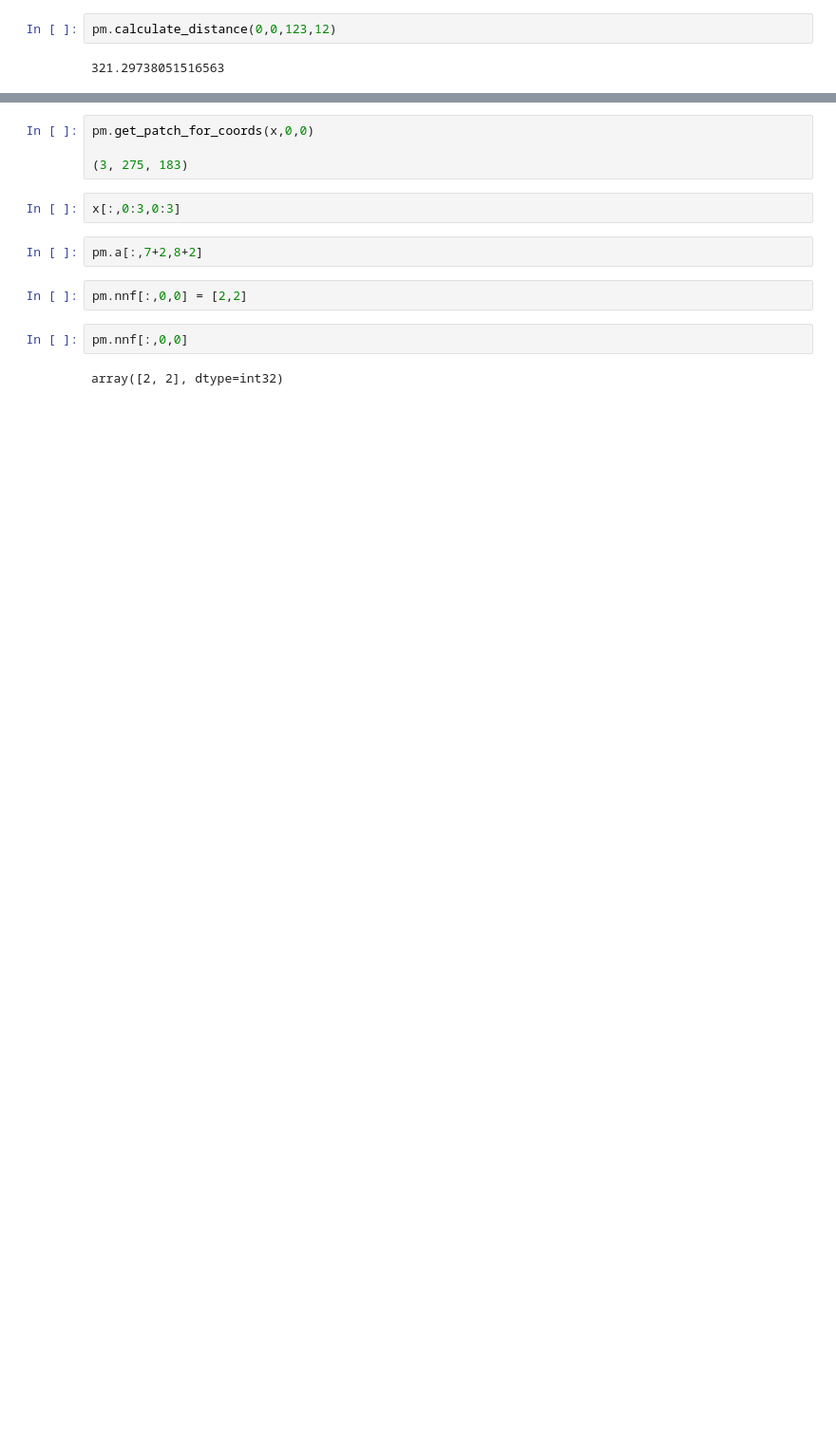
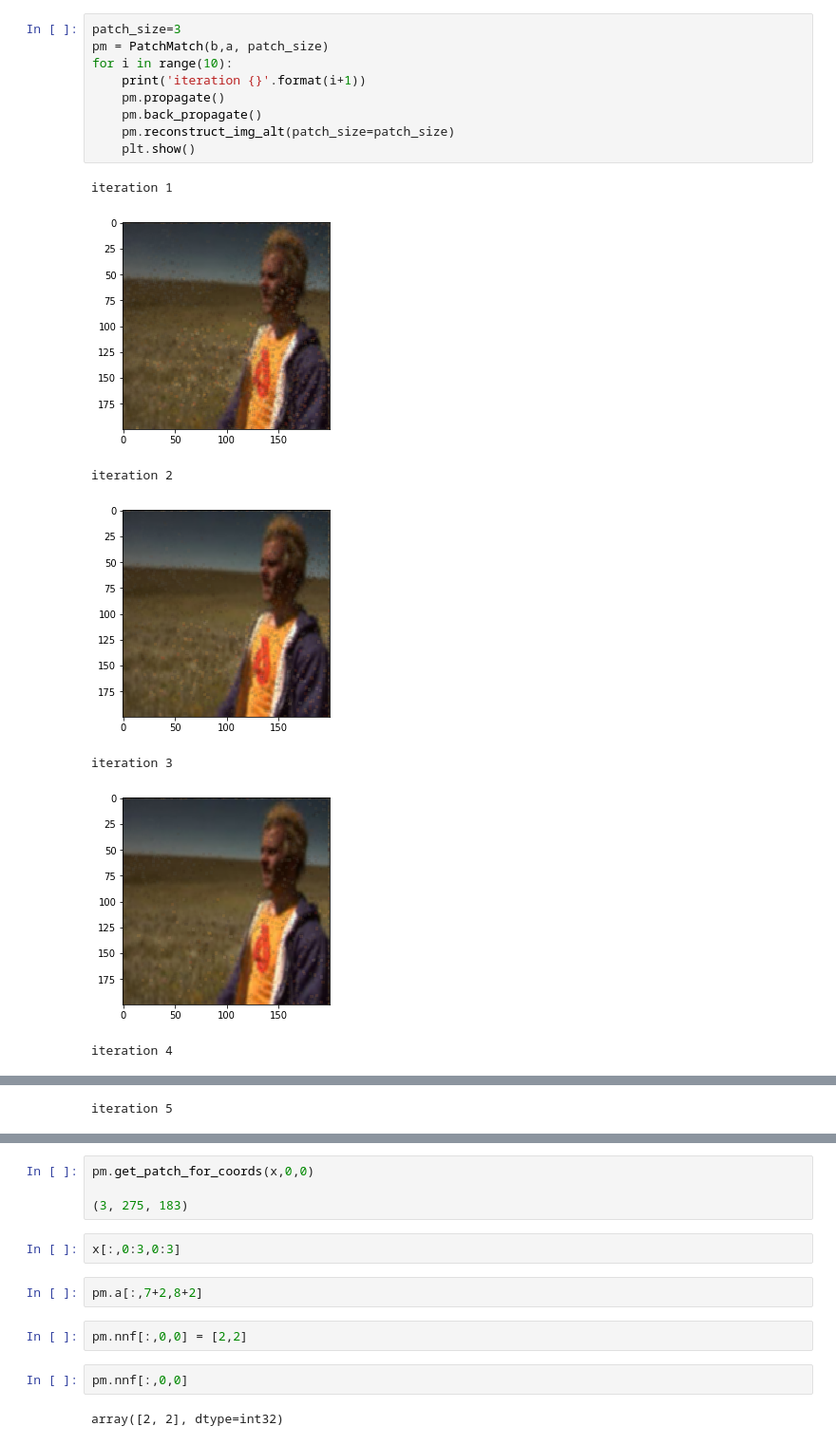
Before and after one commit to harveyslash/Deep-Image-Analogy-PyTorch, a Jupyter notebook: notebooks/Untitled1.ipynb, the cells around one changed output, grey strips where cells are left out. Shown at 95% size. Saved outputs shown, nothing was run; the diff lists cells and outputs as text; blank space fills up the shorter version.

Commit message:
Added working patch reconstruction using new voting scheme

```diff
--- a/notebooks/Untitled1.ipynb
+++ b/notebooks/Untitled1.ipynb
@@ -234,4 +321,17 @@ SHAPE OF PADDED b (3, 210, 210)
-# %%
-pm.calculate_distance(0,0,123,12)
-# %% [output]
-321.29738051516563
+# %%
+patch_size=3
+pm = PatchMatch(b,a, patch_size)
+for i in range(10):
+    print('iteration {}'.format(i+1))
+    pm.propagate()
+    pm.back_propagate()
+    pm.reconstruct_img_alt(patch_size=patch_size)
+    plt.show()
+# %% [output]
+iteration 1
+[figure, added]
+iteration 2
+[figure, added]
+iteration 3
+[figure, added]
+iteration 4
@@ -237,0 +339 @@ pm.calculate_distance(0,0,123,12)
+iteration 5
```
Also changed, not shown: parts of 14 cells of this notebook.
